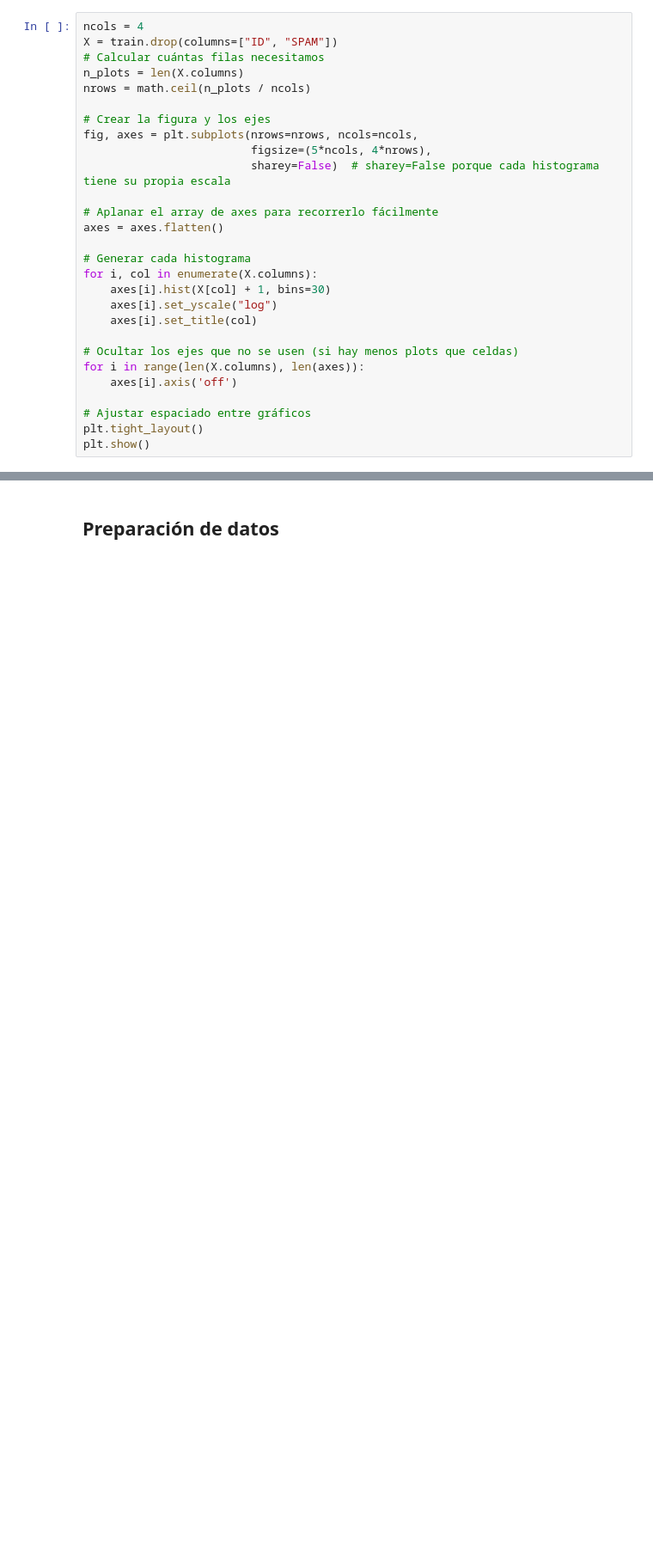
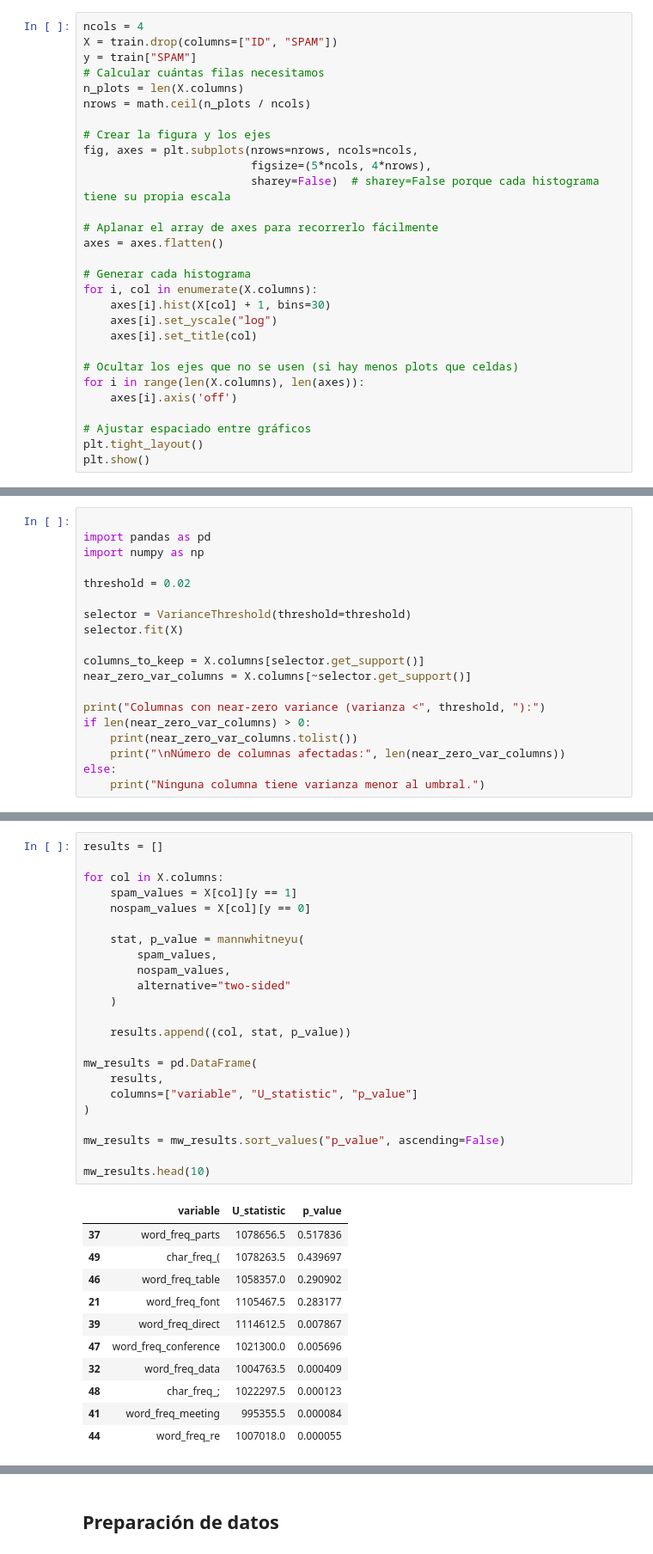
Before and after one commit to carrasquintero/Proyecto_Spam, a Jupyter notebook: prediccion-de-correos-spam.ipynb, the cells around one changed output, grey strips where cells are left out. Shown at 86% size. Drawn from its saved outputs; the diff is of its cells as text; blank space fills up the shorter version.

Commit message:
Commit 6 - Filtro de Variables por p_value, correlación, varianza, y VIF

```diff
--- a/prediccion-de-correos-spam.ipynb
+++ b/prediccion-de-correos-spam.ipynb
@@ -374,6 +377,7 @@ Los boxplots evidencian una marcada asimetría positiva, donde la mayoría de lo
 # %%
 ncols = 4
 X = train.drop(columns=["ID", "SPAM"])
+y = train["SPAM"]
 # Calcular cuántas filas necesitamos
 n_plots = len(X.columns)
 nrows = math.ceil(n_plots / ncols)
@@ -607,0 +623,19 @@ En general, se observa que los correos spam presentan **valores más elevados y
+# %%
+
+import pandas as pd
+import numpy as np
+
+threshold = 0.02
+
+selector = VarianceThreshold(threshold=threshold)
+selector.fit(X)
+
+columns_to_keep = X.columns[selector.get_support()]
+near_zero_var_columns = X.columns[~selector.get_support()]
+
+print("Columnas con near-zero variance (varianza <", threshold, "):")
+if len(near_zero_var_columns) > 0:
+    print(near_zero_var_columns.tolist())
+    print("\nNúmero de columnas afectadas:", len(near_zero_var_columns))
+else:
+    print("Ninguna columna tiene varianza menor al umbral.")
@@ -607,0 +651,35 @@ En general, se observa que los correos spam presentan **valores más elevados y
+# %%
+results = []
+
+for col in X.columns:
+    spam_values = X[col][y == 1]
+    nospam_values = X[col][y == 0]
+
+    stat, p_value = mannwhitneyu(
+        spam_values,
+        nospam_values,
+        alternative="two-sided"
+    )
+
+    results.append((col, stat, p_value))
+
+mw_results = pd.DataFrame(
+    results,
+    columns=["variable", "U_statistic", "p_value"]
+)
+
+mw_results = mw_results.sort_values("p_value", ascending=False)
+
+mw_results.head(10)
+# %% [output]
+|  | variable | U_statistic | p_value |
+| 37 | word_freq_parts | 1078656.5 | 0.517836 |
+| 49 | char_freq_( | 1078263.5 | 0.439697 |
+| 46 | word_freq_table | 1058357.0 | 0.290902 |
+| 21 | word_freq_font | 1105467.5 | 0.283177 |
+| 39 | word_freq_direct | 1114612.5 | 0.007867 |
+| 47 | word_freq_conference | 1021300.0 | 0.005696 |
+| 32 | word_freq_data | 1004763.5 | 0.000409 |
+| 48 | char_freq_; | 1022297.5 | 0.000123 |
+| 41 | word_freq_meeting | 995355.5 | 0.000084 |
+| 44 | word_freq_re | 1007018.0 | 0.000055 |
```
Also changed, not shown: parts of 20 cells of this notebook.
